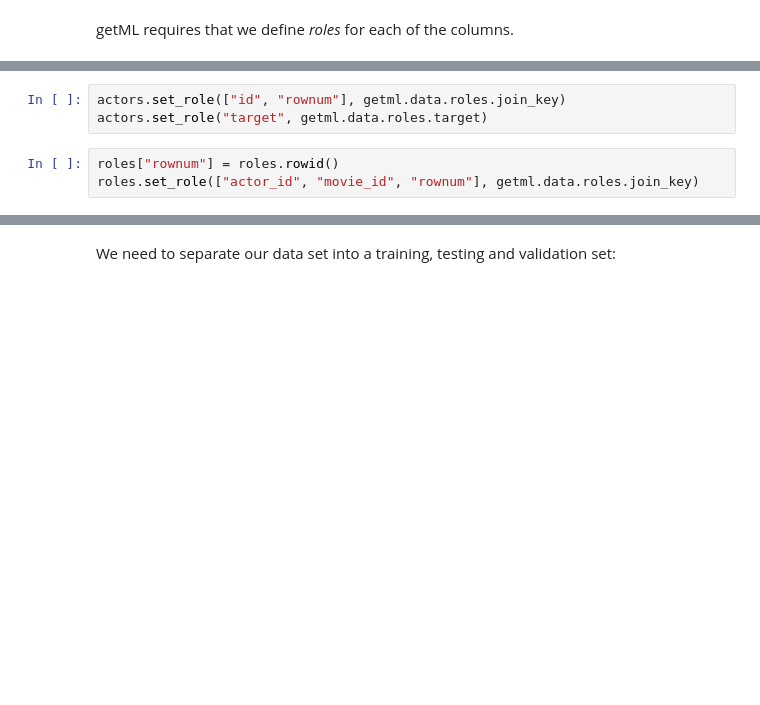
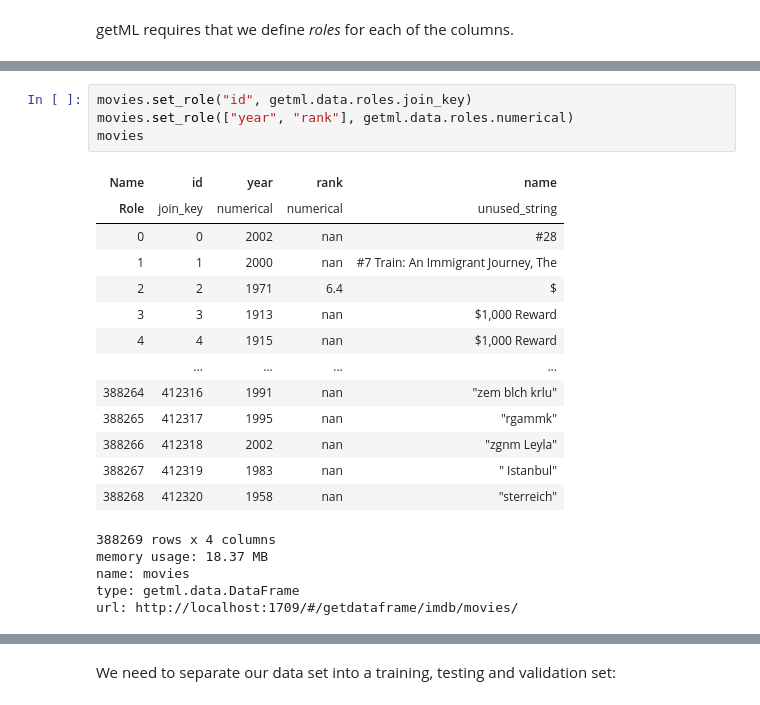
Before and after one commit to getml/getml-demo, a Jupyter notebook: imdb.ipynb, the cells around one changed output, grey strips where cells are left out. Drawn from its saved outputs; the diff is of its cells as text; blank space fills up the shorter version.

```diff
--- a/imdb.ipynb
+++ b/imdb.ipynb
@@ -238,7 +248,24 @@ actors["rownum"] = actors.rowid()
 # %%
-actors.set_role(["id", "rownum"], getml.data.roles.join_key)
-actors.set_role("target", getml.data.roles.target)
+movies.set_role("id", getml.data.roles.join_key)
+movies.set_role(["year", "rank"], getml.data.roles.numerical)
+movies
+# %% [output]
+| Name | id | year | rank | name |
+| Role | join_key | numerical | numerical | unused_string |
+| 0 | 0 | 2002 | nan | #28 |
+| 1 | 1 | 2000 | nan | #7 Train: An Immigrant Journey, The |
+| 2 | 2 | 1971 | 6.4 | $ |
+| 3 | 3 | 1913 | nan | $1,000 Reward |
+| 4 | 4 | 1915 | nan | $1,000 Reward |
+|  | ... | ... | ... | ... |
+| 388264 | 412316 | 1991 | nan | "zem blch krlu" |
+| 388265 | 412317 | 1995 | nan | "rgammk" |
+| 388266 | 412318 | 2002 | nan | "zgnm Leyla" |
+| 388267 | 412319 | 1983 | nan | " Istanbul" |
+| 388268 | 412320 | 1958 | nan | "sterreich" |
+388269 rows x 4 columns
+memory usage: 18.37 MB
+name: movies
+type: getml.data.DataFrame
+url: http://localhost:1709/#/getdataframe/imdb/movies/
-# %%
-roles["rownum"] = roles.rowid()
-roles.set_role(["actor_id", "movie_id", "rownum"], getml.data.roles.join_key)
 # %%
```
Also changed, not shown: parts of 29 cells of this notebook.
